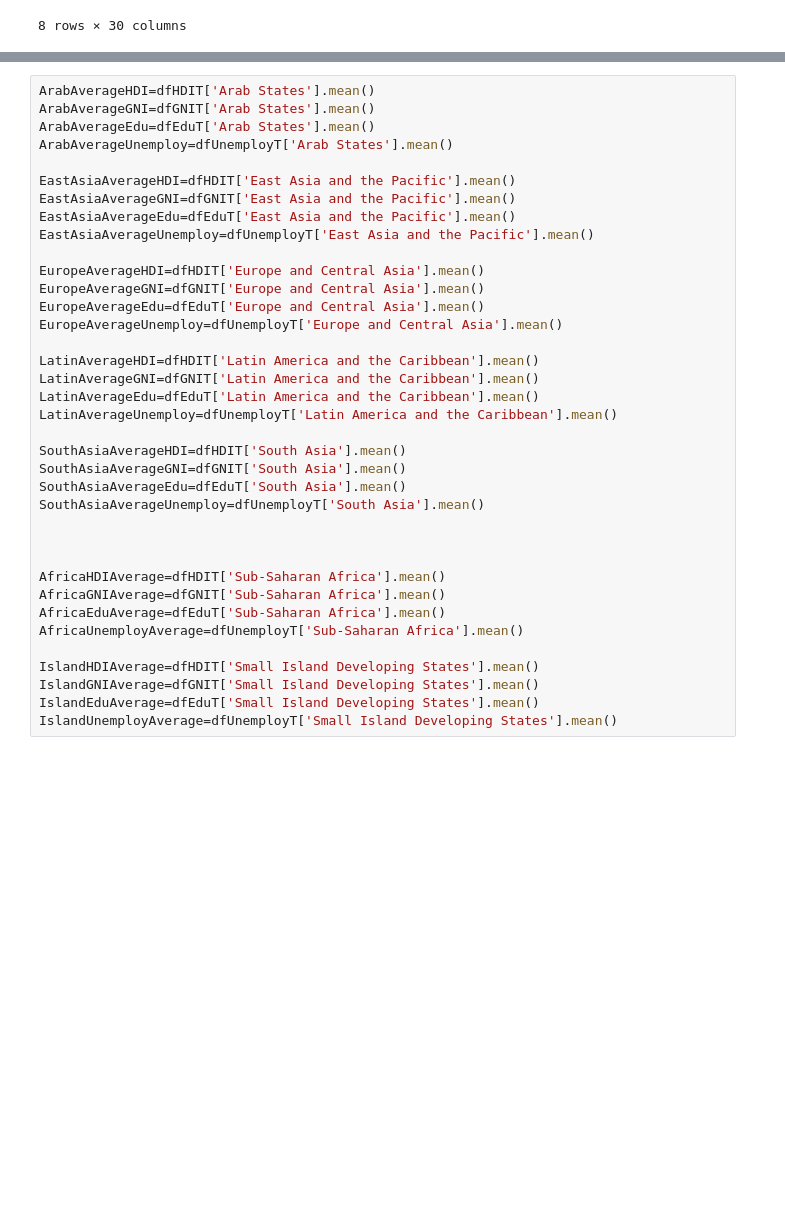
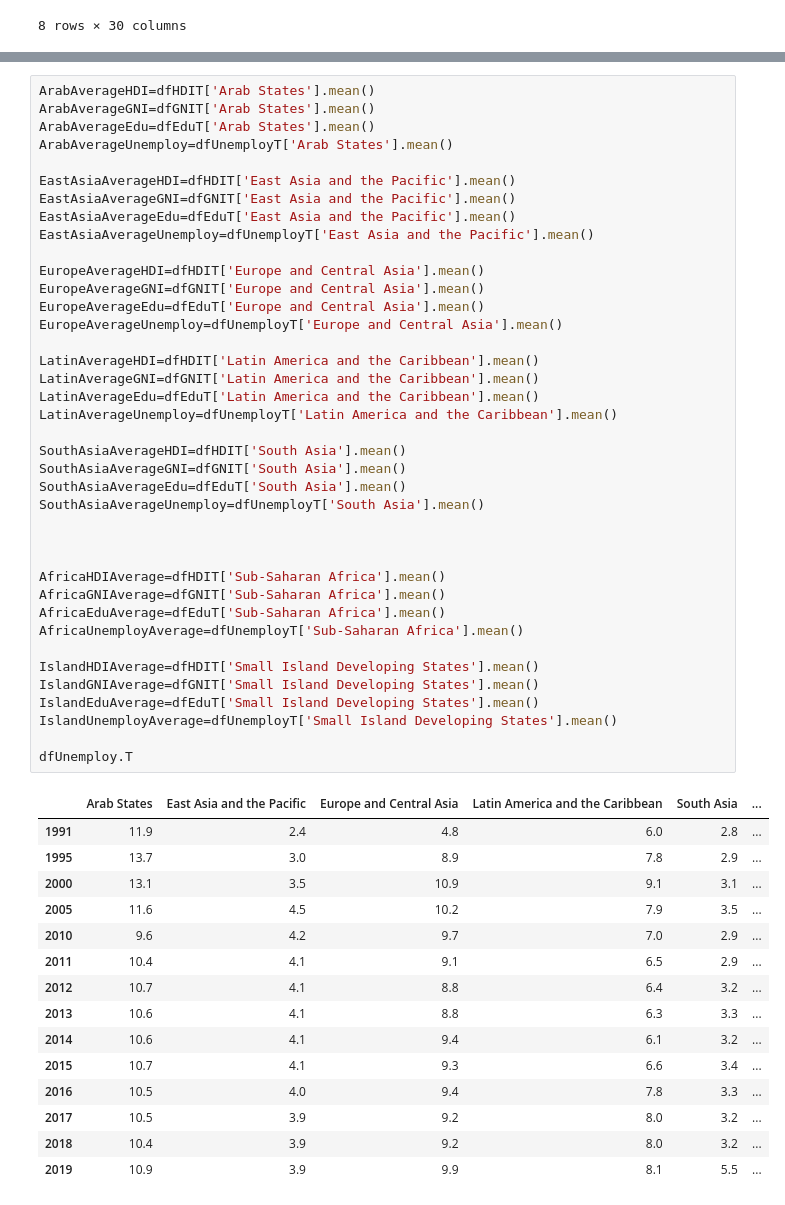
Before and after one commit to kevbuh/mcm_keviansud, a Jupyter notebook: datacleaning_notebook.ipynb, the cells around one changed output, grey strips where cells are left out. Drawn from its saved outputs; the diff is of its cells as text; blank space fills up the shorter version.

```diff
--- a/datacleaning_notebook.ipynb
+++ b/datacleaning_notebook.ipynb
@@ -126,30 +129,48 @@ EastAsiaAverageHDI=dfHDIT['East Asia and the Pacific'].mean()
 EastAsiaAverageGNI=dfGNIT['East Asia and the Pacific'].mean()
 EastAsiaAverageEdu=dfEduT['East Asia and the Pacific'].mean()
 EastAsiaAverageUnemploy=dfUnemployT['East Asia and the Pacific'].mean()
 
 EuropeAverageHDI=dfHDIT['Europe and Central Asia'].mean()
 EuropeAverageGNI=dfGNIT['Europe and Central Asia'].mean()
 EuropeAverageEdu=dfEduT['Europe and Central Asia'].mean()
 EuropeAverageUnemploy=dfUnemployT['Europe and Central Asia'].mean()
 
 LatinAverageHDI=dfHDIT['Latin America and the Caribbean'].mean()
 LatinAverageGNI=dfGNIT['Latin America and the Caribbean'].mean()
 LatinAverageEdu=dfEduT['Latin America and the Caribbean'].mean()
 LatinAverageUnemploy=dfUnemployT['Latin America and the Caribbean'].mean()
 
 SouthAsiaAverageHDI=dfHDIT['South Asia'].mean()
 SouthAsiaAverageGNI=dfGNIT['South Asia'].mean()
 SouthAsiaAverageEdu=dfEduT['South Asia'].mean()
 SouthAsiaAverageUnemploy=dfUnemployT['South Asia'].mean()
 
 
 
 AfricaHDIAverage=dfHDIT['Sub-Saharan Africa'].mean()
 AfricaGNIAverage=dfGNIT['Sub-Saharan Africa'].mean()
 AfricaEduAverage=dfEduT['Sub-Saharan Africa'].mean()
 AfricaUnemployAverage=dfUnemployT['Sub-Saharan Africa'].mean()
 
 IslandHDIAverage=dfHDIT['Small Island Developing States'].mean()
 IslandGNIAverage=dfGNIT['Small Island Developing States'].mean()
 IslandEduAverage=dfEduT['Small Island Developing States'].mean()
 IslandUnemployAverage=dfUnemployT['Small Island Developing States'].mean()
+
+dfUnemploy.T
+# %% [output]
+|  | Arab States | East Asia and the Pacific | Europe and Central Asia | Latin America and the Caribbean | South Asia | ... |
+| 1991 | 11.9 | 2.4 | 4.8 | 6.0 | 2.8 | ... |
+| 1995 | 13.7 | 3.0 | 8.9 | 7.8 | 2.9 | ... |
+| 2000 | 13.1 | 3.5 | 10.9 | 9.1 | 3.1 | ... |
+| 2005 | 11.6 | 4.5 | 10.2 | 7.9 | 3.5 | ... |
+| 2010 | 9.6 | 4.2 | 9.7 | 7.0 | 2.9 | ... |
+| 2011 | 10.4 | 4.1 | 9.1 | 6.5 | 2.9 | ... |
+| 2012 | 10.7 | 4.1 | 8.8 | 6.4 | 3.2 | ... |
+| 2013 | 10.6 | 4.1 | 8.8 | 6.3 | 3.3 | ... |
+| 2014 | 10.6 | 4.1 | 9.4 | 6.1 | 3.2 | ... |
+| 2015 | 10.7 | 4.1 | 9.3 | 6.6 | 3.4 | ... |
+| 2016 | 10.5 | 4.0 | 9.4 | 7.8 | 3.3 | ... |
+| 2017 | 10.5 | 3.9 | 9.2 | 8.0 | 3.2 | ... |
+| 2018 | 10.4 | 3.9 | 9.2 | 8.0 | 3.2 | ... |
+| 2019 | 10.9 | 3.9 | 9.9 | 8.1 | 5.5 | ... |
```
Also changed, not shown: parts of 4 cells of this notebook, 1 other file.
